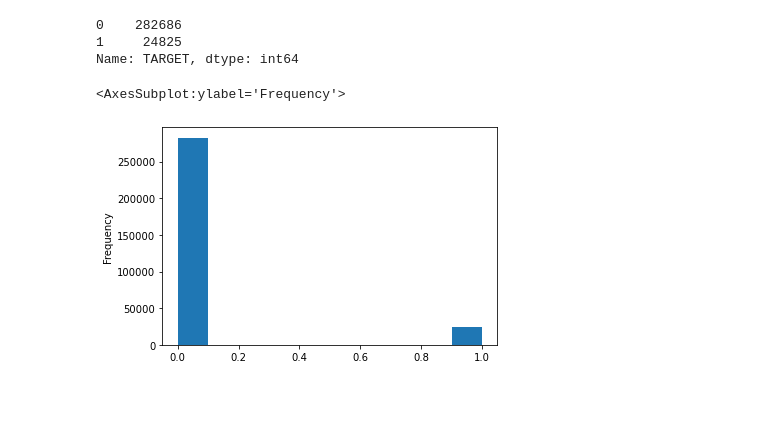
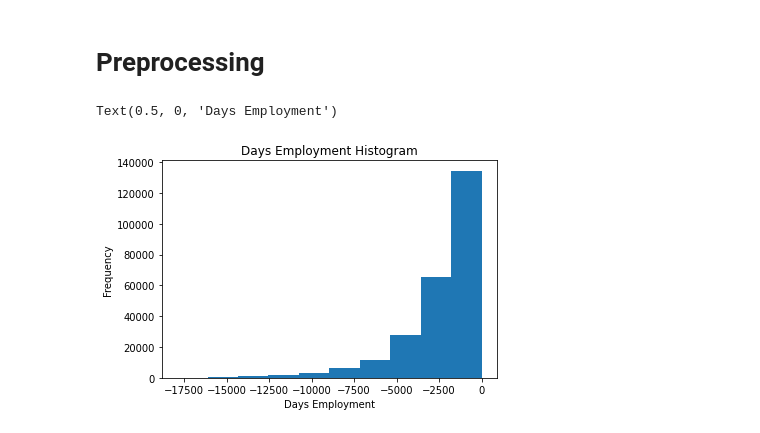
Before and after one commit to sakibsadmanshajib/CSE499, a Jupyter notebook: Test.ipynb, the cells around one changed output. Drawn from its saved outputs; the diff is of its cells as text; code cells hidden in the pictures; blank space fills up the shorter version.

```diff
--- a/Test.ipynb
+++ b/Test.ipynb
@@ -3,2 +15,3 @@ import pandas as pd
 # %%
-df = pd.read_csv("datasets/kaggle/application_train.csv")
+train_df = pd.read_csv('datasets/kaggle/application_train.csv')
+test_df = pd.read_csv('datasets/kaggle/application_test.csv')
@@ -14,11 +18,31 @@ df.plot.scatter(x="TARGET", y="CODE_GENDER")
-# %%
-df['TARGET'].value_counts()
-# %% [output]
-0    282686
-1     24825
-Name: TARGET, dtype: int64
-# %%
-df['TARGET'].astype(int).plot.hist()
-# %% [output]
-<AxesSubplot:ylabel='Frequency'>
-[figure, removed]
+# %% [markdown]
+# Preprocessing
+# %%
+train_df = pd.get_dummies(train_df)
+test_df = pd.get_dummies(test_df)
+
+le = LabelEncoder()
+le_count = 0
+
+for col in train_df:
+    if train_df[col].dtype == 'object':
+        if len(list(train_df[col].unique())) <= 2:
+            le.fit(train_df[col])
+            train_df[col] = le.transform(train_df[col])
+            test_df[col] = le.transform(test_df[col])
+            le_count += 1
+# %%
+labels = train_df['TARGET']
+
+train_df, test_df = train_df.align(test_df, join = 'inner', axis = 1)
+
+train_df['TARGET'] = labels
+# %%
+train_df['DAYS_EMPLOYED_ANOM'] = train_df["DAYS_EMPLOYED"] == 365243
+train_df['DAYS_EMPLOYED'].replace({365243: np.nan}, inplace = True)
+
+train_df['DAYS_EMPLOYED'].plot.hist(title = 'Days Employment Histogram')
+plt.xlabel('Days Employment')
+# %% [output]
+Text(0.5, 0, 'Days Employment')
+[figure, added]
```
Also changed, not shown: parts of 15 cells of this notebook.
